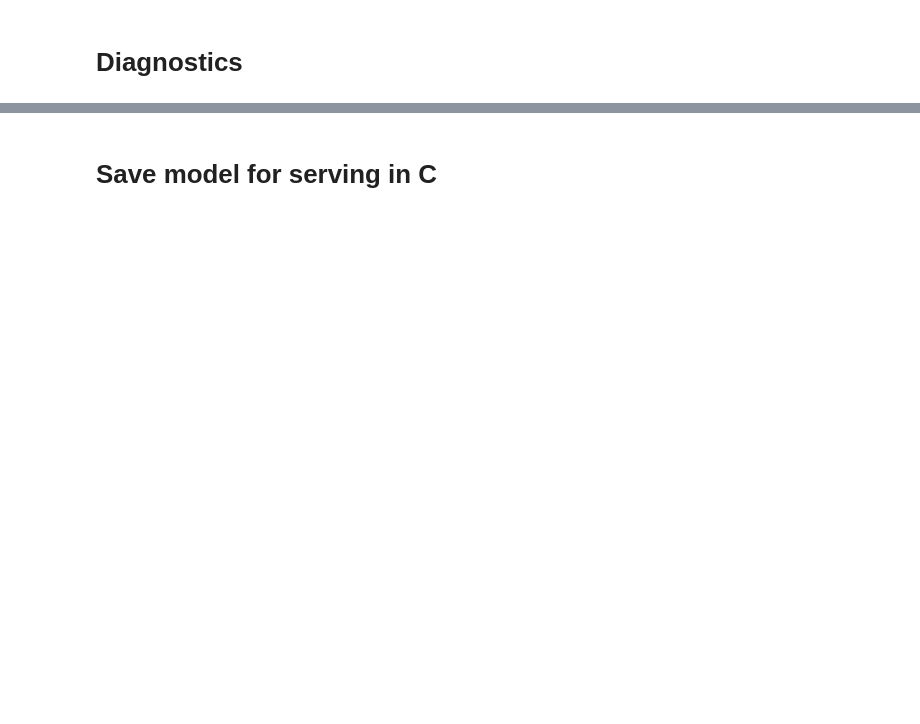
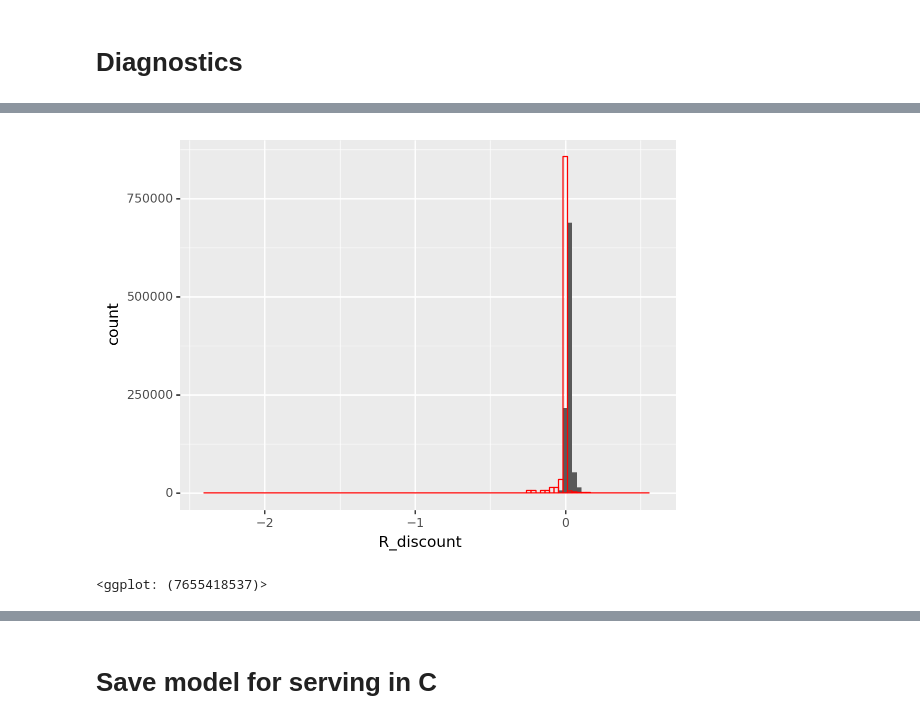
Before and after one commit to lpekelis/flare-ai, a Jupyter notebook: MDP model v0.ipynb, the cells around one changed output, grey strips where cells are left out. Cells and saved outputs as stored; diff of their text form; code cells hidden in the pictures; blank space fills up the shorter version.

```diff
--- a/MDP model v0.ipynb
+++ b/MDP model v0.ipynb
@@ -587,3 +237,12 @@ ggplot(pred, aes(x='R_discount')) + geom_histogram(bins=100)
+# %%
+(
+    ggplot(pred, aes(x='R_discount')) + geom_histogram(bins=100)
+    + geom_histogram(data=y, color="red", fill=None, bins=100)
+    + xlim(min(pred['R_discount']), max(pred['R_discount']))
+)
+# %% [output]
+[figure, added]
+<ggplot: (7655418537)>
 # %%
 low_score_idxs = pred.sort_values('R_discount').head().index.values
 hi_score_idxs = pred.sort_values('R_discount', ascending=False).head().index.values
```
Also changed, not shown: parts of 155 cells of this notebook, 1 other file.
